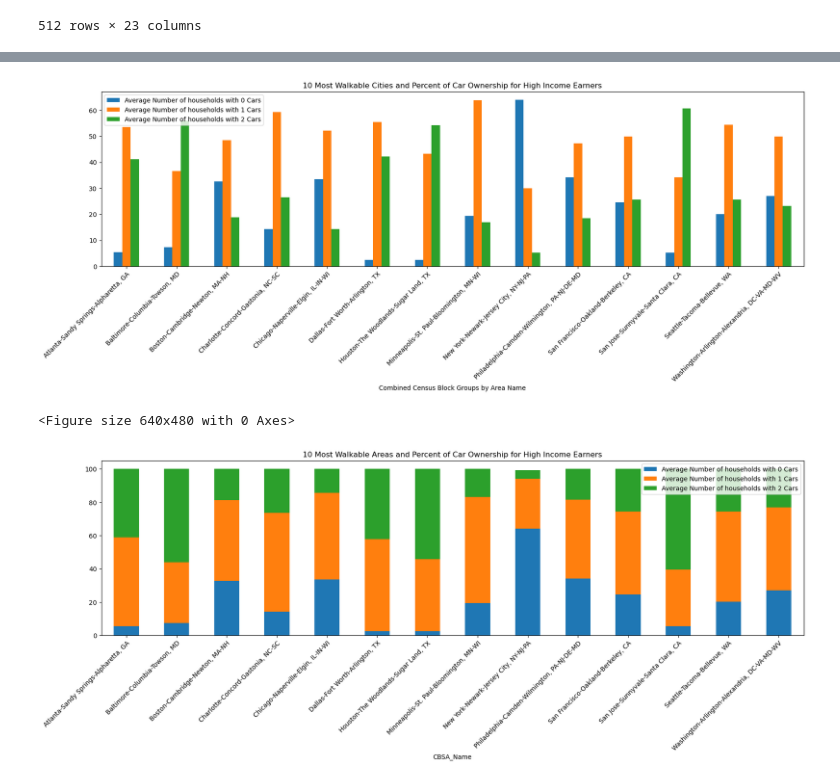
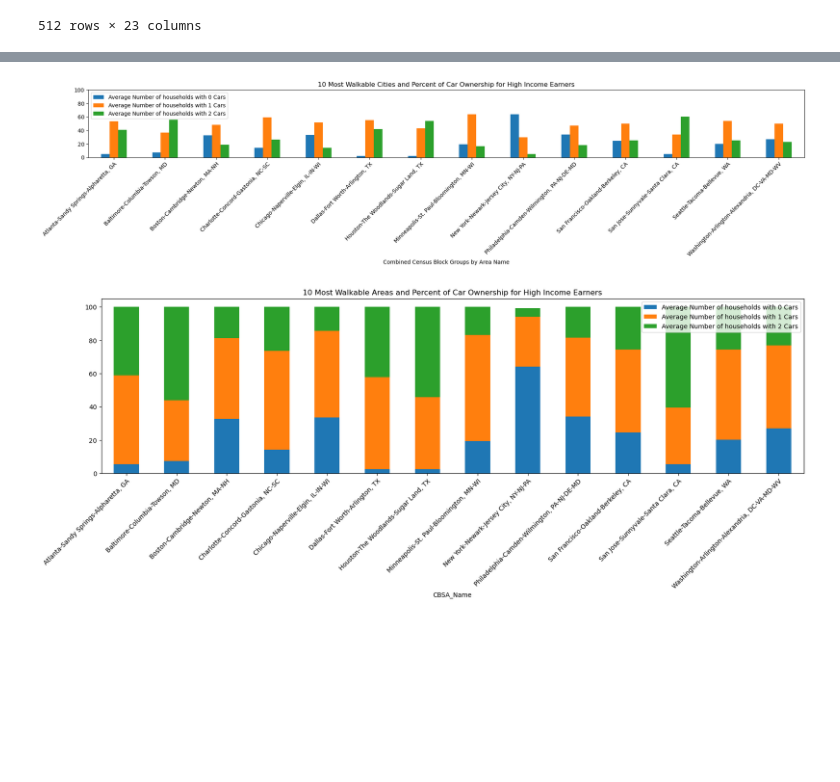
Before and after one commit to mbarre8/Project_1, a Jupyter notebook: Walkability Index.ipynb, the cells around one changed output, grey strips where cells are left out. Drawn from its saved outputs; the diff is of its cells as text; code cells hidden in the pictures; blank space fills up the shorter version.

```diff
--- a/Walkability Index.ipynb
+++ b/Walkability Index.ipynb
@@ -178,7 +168,7 @@ Data_set2
 # %%
 #Locate CBG groups where percent of workers income is greater than 75
-Data_set2= Data_set2.loc[Data_set2["% of Workers with High income per CBG"] >= .75,:]
-Data_set2.sort_values("NatWalkInd", ascending=False)
+HighData_set2= Data_set2.loc[Data_set2["% of Workers with High income per CBG"] >= .75,:]
+HighData_set2.sort_values("NatWalkInd", ascending=False)
 # %% [output]
 |  | index | CBSA_Name | NatWalkInd | Workers | R_LowWageWk | R_MedWageWk | R_HiWageWk | AutoOwn0 | Pct_AO0 | ... |
 | 1 | 34840 | San Francisco-Oakland-Berkeley, CA | 20.000000 | 456 | 38 | 48 | 370 | 117 | 0.208929 | ... |
@@ -196,6 +255,6 @@ Data_set2.sort_values("NatWalkInd", ascending=False)
 # %%
 #Group specific CBG data by Core-Based Statistical Area, and calculate averages for 0, 1, 2+ car owner households, High income per area, Walk score
-Summary_stats_df = Data_set2.groupby("CBSA_Name")
+Summary_stats_df = HighData_set2.groupby("CBSA_Name")
 Average_0car=Summary_stats_df["Pct_AO0"].mean()*100
 Average_1car=Summary_stats_df["Pct_AO1"].mean()*100
 Average_2car=Summary_stats_df["Pct_AO2p"].mean()*100
@@ -246,12 +305,14 @@ Sum_table
 # %%
 #Bar plot multiple columns
 multi_plot = Sum_table.plot(kind="bar", figsize=(20,5), title="10 Most Walkable Cities and Percent of Car Ownership for High Income Earners")
+
 plt.xticks(rotation=45,rotation_mode="anchor", ha="right", wrap=True)
 plt.xlabel("Combined Census Block Groups by Area Name")
+
+plt.ylim(0,100)
+plt.tight_layout()
+plt.savefig("Output_data/HighIncomeBarChart.png")
 plt.show()
-plt.tight_layout()
-plt.savefig("Output_data/Fig4.png")
 # %% [output]
-[figure, old version]
+[figure, new version]
-<Figure size 640x480 with 0 Axes>
 # %%
```
Also changed, not shown: parts of 41 cells of this notebook, 24 other files.
